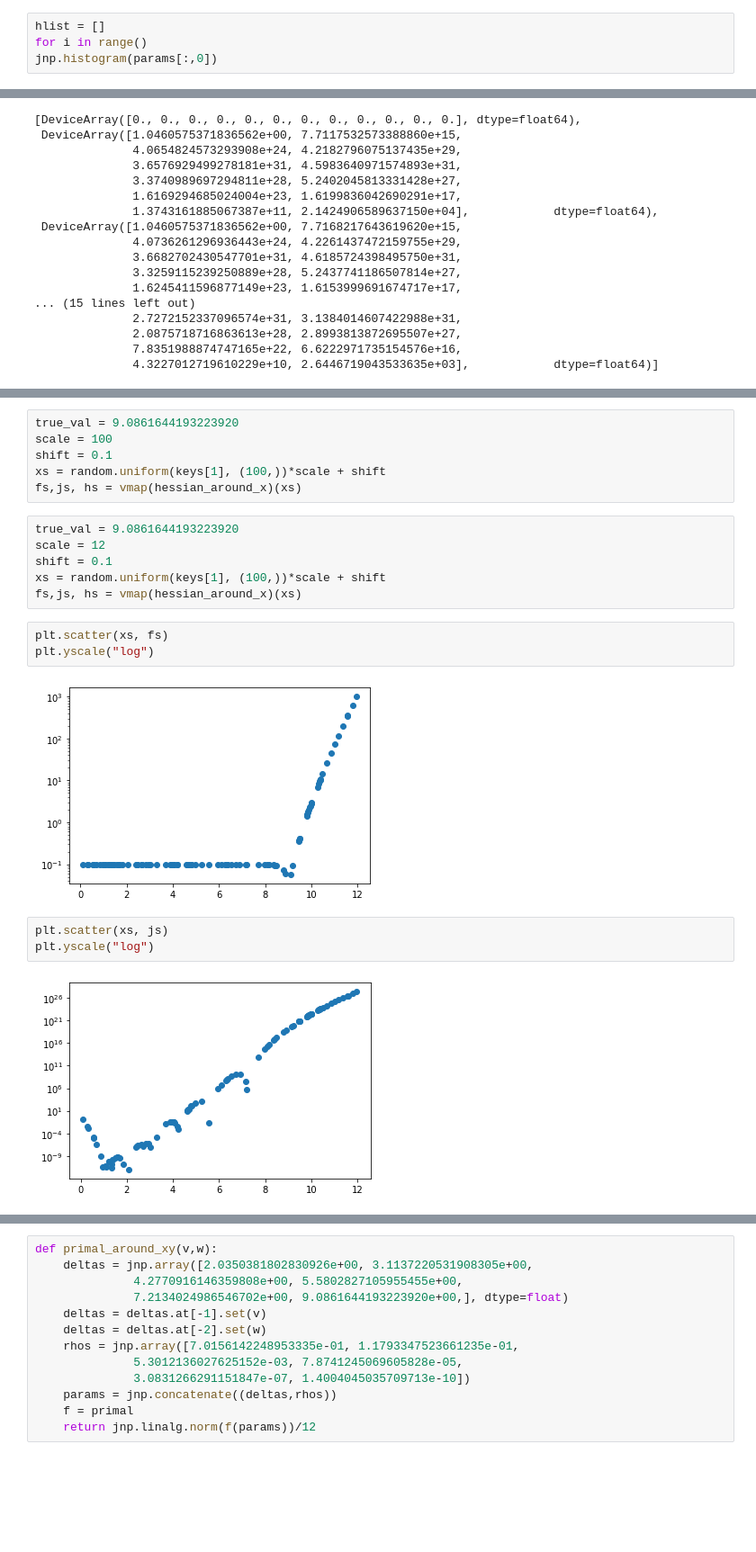
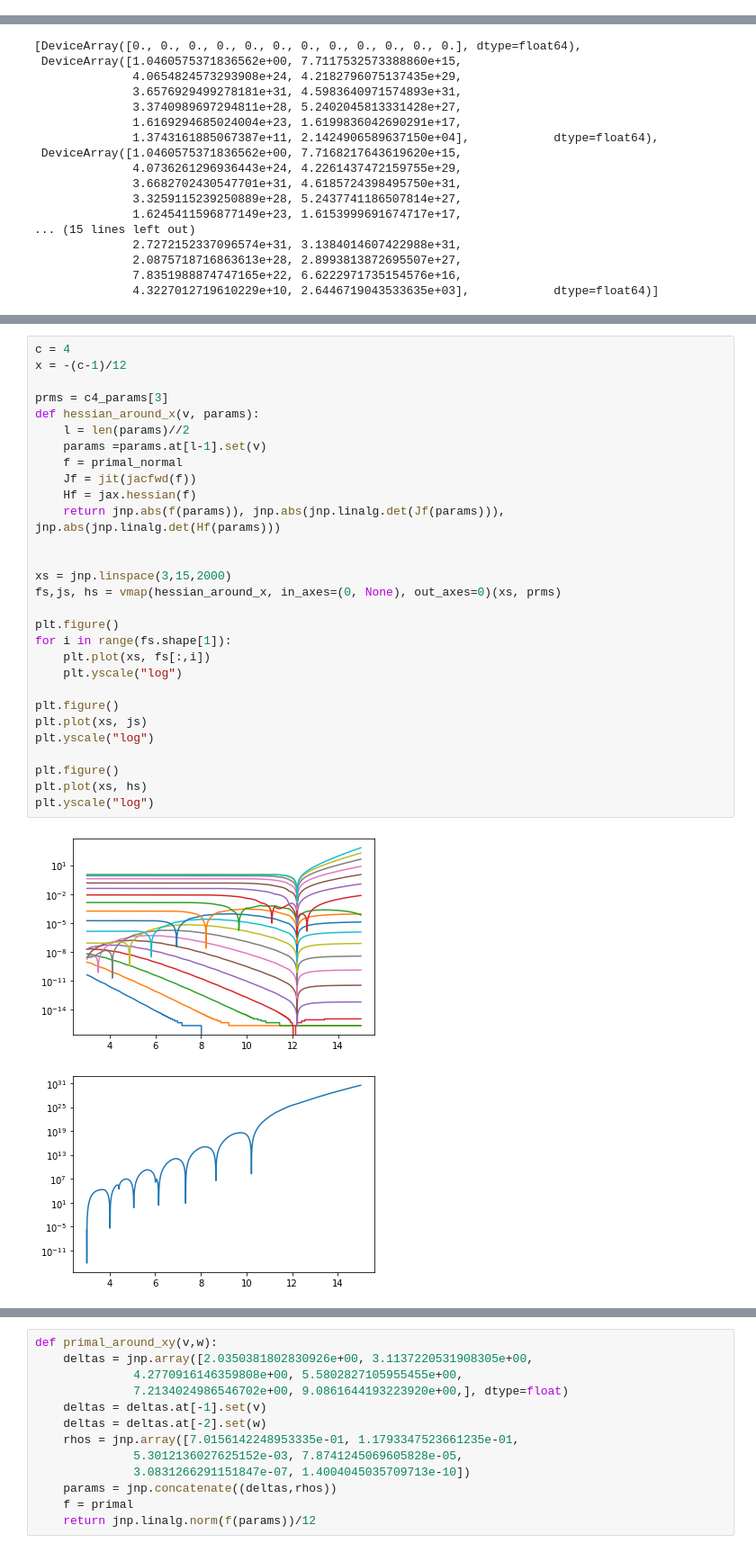
Before and after one commit to dgan181/modular-boostrap, a Jupyter notebook: boots.ipynb, the cells around one changed output, grey strips where cells are left out. Shown at 90% size. Cells and saved outputs as stored; diff of their text form; blank space fills up the shorter version.

```diff
--- a/boots.ipynb
+++ b/boots.ipynb
@@ -220,7 +220,3 @@ plt.plot(x[number_delta:])
 [figure]
 [figure]
 [figure]
-# %%
-hlist = []
-for i in range()
-jnp.histogram(params[:,0])
@@ -445,22 +398,32 @@ def hessian_around_x_(v):
-# %%
-true_val = 9.0861644193223920
-scale = 100
-shift = 0.1
-xs = random.uniform(keys[1], (100,))*scale + shift
-fs,js, hs = vmap(hessian_around_x)(xs)
-# %%
-true_val = 9.0861644193223920
-scale = 12
-shift = 0.1
-xs = random.uniform(keys[1], (100,))*scale + shift
-fs,js, hs = vmap(hessian_around_x)(xs)
-# %%
-plt.scatter(xs, fs)
-plt.yscale("log")
-# %% [output]
-[figure, removed]
-# %%
-plt.scatter(xs, js)
-plt.yscale("log")
-# %% [output]
-[figure, removed]
+# %%
+c = 4
+x = -(c-1)/12
+
+prms = c4_params[3]
+def hessian_around_x(v, params):
+    l = len(params)//2
+    params =params.at[l-1].set(v)
+    f = primal_normal
+    Jf = jit(jacfwd(f))
+    Hf = jax.hessian(f)
+    return jnp.abs(f(params)), jnp.abs(jnp.linalg.det(Jf(params))), jnp.abs(jnp.linalg.det(Hf(params)))
+
+
+xs = jnp.linspace(3,15,2000)
+fs,js, hs = vmap(hessian_around_x, in_axes=(0, None), out_axes=0)(xs, prms)
+
+plt.figure()
+for i in range(fs.shape[1]):
+    plt.plot(xs, fs[:,i])
+    plt.yscale("log")
+
+plt.figure()
+plt.plot(xs, js)
+plt.yscale("log")
+
+plt.figure()
+plt.plot(xs, hs)
+plt.yscale("log")
+# %% [output]
+[figure, added]
+[figure, added]
```
Also changed, not shown: parts of 19 cells of this notebook.
